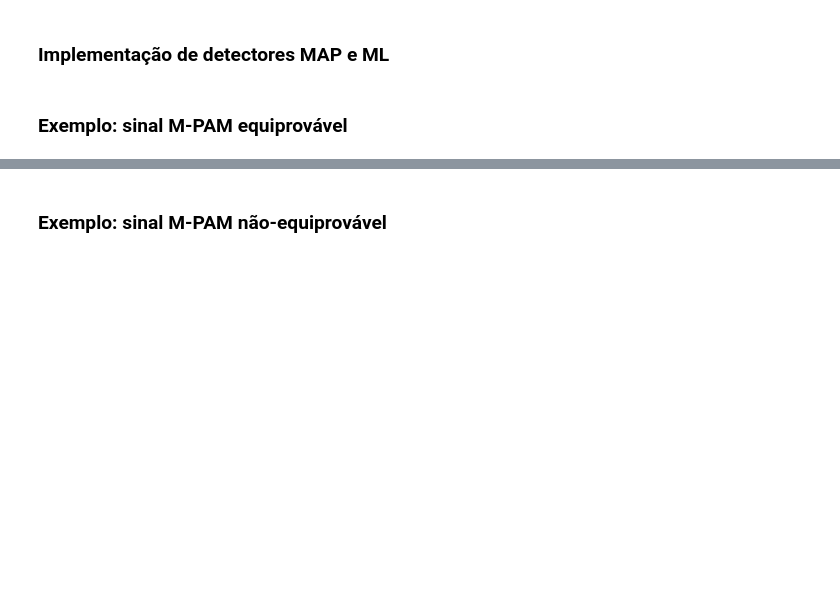
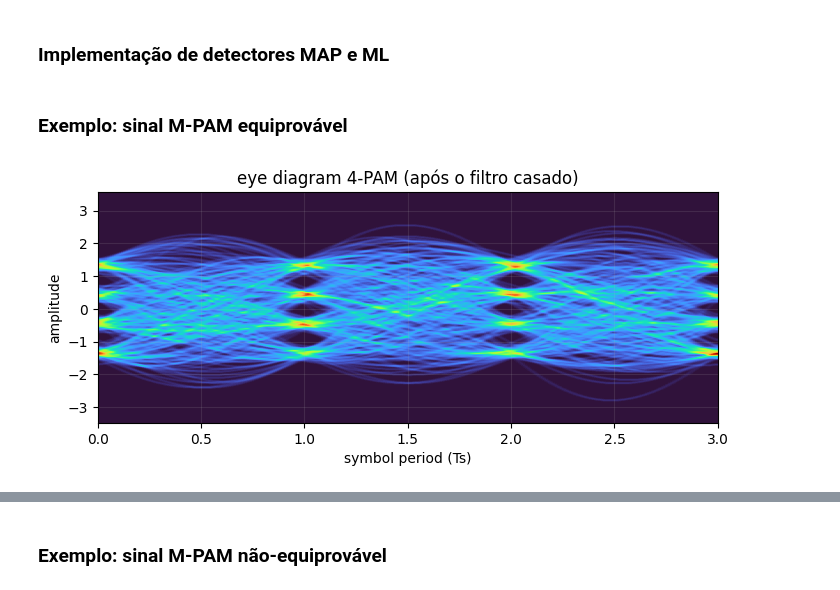
Before and after one commit to edsonportosilva/TDI, a Jupyter notebook: jupyter/3 - Receptores ótimos para canais AWGN.ipynb, the cells around one changed output, grey strips where cells are left out. Drawn from its saved outputs; the diff is of its cells as text; code cells hidden in the pictures; blank space fills up the shorter version.

```diff
--- a/jupyter/3 - Receptores ótimos para canais AWGN.ipynb
+++ b/jupyter/3 - Receptores ótimos para canais AWGN.ipynb
@@ -706,7 +711,7 @@ def findLimiars(constSymb, σ2=1, px=None, rule='MAP'):
 ### Exemplo: sinal M-PAM equiprovável
 # %%
 # select PAM order
-M = 2
+M = 4
 
 # parâmetros da simulação
 SpS = 16            # Amostras por símbolo
@@ -724,38 +729,48 @@ bitsTx = np.random.randint(2, size = int(500000*np.log2(M)))
 
 # generate modulated symbol sequence
 symbTx = modulateGray(bitsTx, M, 'pam')
 symbTx = pnorm(symbTx) # power normalization
 
 # upsampling
 symbolsUp = upsample(symbTx, SpS)
 
-# pulso NRZ típico
-pulse = pulseShape('rrc', SpS, N=4096, alpha=0.01)
-pulse = pulse/max(abs(pulse))
+# pulso
+paramPS = parameters()
+paramPS.pulseType = 'rrc'
+paramPS.SpS = SpS
+paramPS.nFilterTaps = 4096
+paramPS.rollOff = 0.01
+
+pulse = pulseShape(paramPS)
 
 # formatação de pulso
 sigTx = firFilter(pulse, symbolsUp)
 sigTx = sigTx.real
 sigTx = pnorm(sigTx)
 
 # ruído gaussiano branco
 Namostras = sigTx.size
-σ2  = 0.1 # variância
+σ2  = 0.01 # variância
 μ   = 0      # média
 
 σ      = sqrt(σ2*SpS)
 ruido  = normal(μ, σ, Namostras)
 
 # filtro casado
 sigRx = firFilter(pulse, sigTx+ruido)
 sigRx = pnorm(sigRx)
 
 # downsampling
-r = sigRx[2::SpS]
+paramDec = parameters()
+paramDec.SpSin = SpS
+paramDec.SpSout = 1
+r = decimate(sigRx, paramDec)
 
 # diagrama de olho
 Nsamples = 200000*SpS
 eyediagram(sigRx, Nsamples, SpS, plotlabel= str(M)+'-PAM (após o filtro casado)', ptype='fancy')
+# %% [output]
+[figure, added]
 # %%
 dec, pos = detector(r, σ2, constSymb, rule='MAP') # detector
 # %%
```
Also changed, not shown: parts of 17 cells of this notebook.
